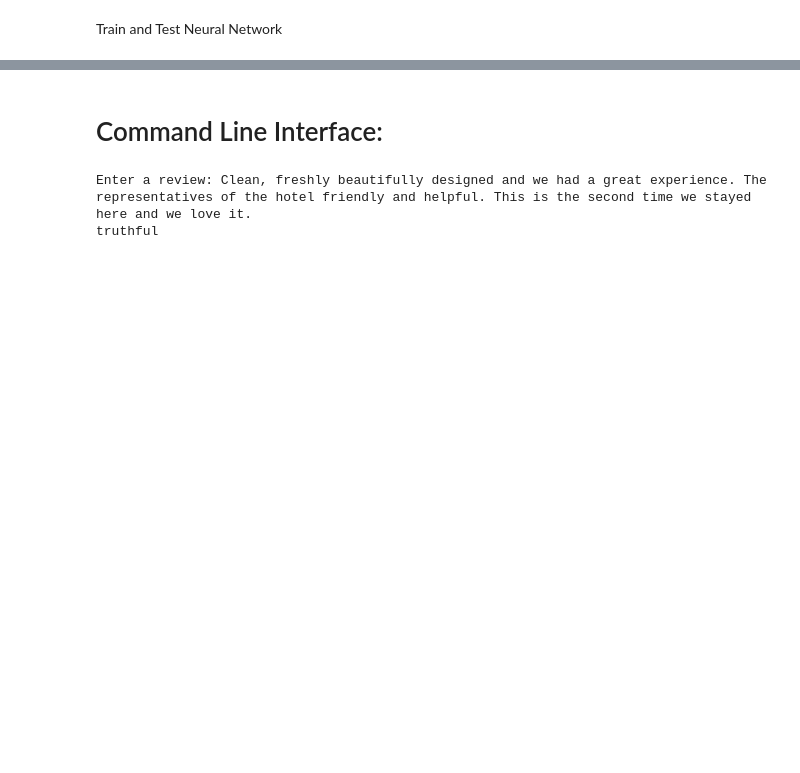
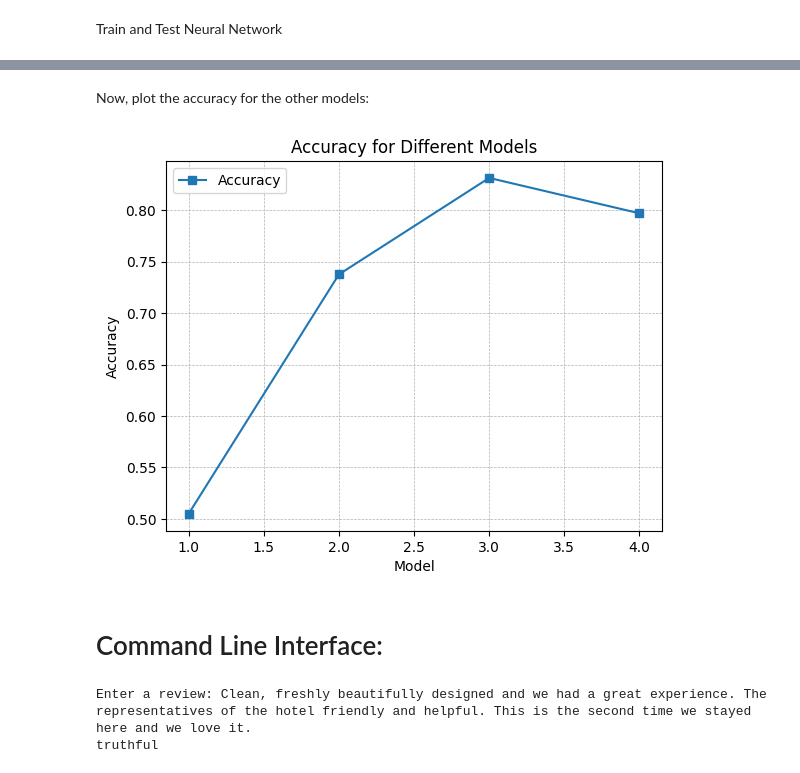
Before and after one commit to McIlwee-Nevan/CS482-Final-Project_BeierMamarilMcIlwee, a Jupyter notebook: models.ipynb, the cells around one changed output, grey strips where cells are left out. Saved outputs shown, nothing was run; the diff lists cells and outputs as text; code cells hidden in the pictures; blank space fills up the shorter version.

```diff
--- a/models.ipynb
+++ b/models.ipynb
@@ -243,3 +284,18 @@ plt.show()
+# %% [markdown]
+Now, plot the accuracy for the other models:
+# %%
+# Various Models Accuracy Plot
+plt.plot(range(1, 5), accuracies, label='Accuracy', marker = 's')
+
+plt.title("Accuracy for Different Models")
+plt.xlabel("Model")
+plt.ylabel("Accuracy")
+
+plt.legend(loc='best')
+plt.grid(linestyle = "--", linewidth = 0.5)
+plt.show()
+# %% [output]
+[figure, added]
 # %% [markdown]
 # Command Line Interface:
 # %%
```
Also changed, not shown: parts of 7 cells of this notebook.
